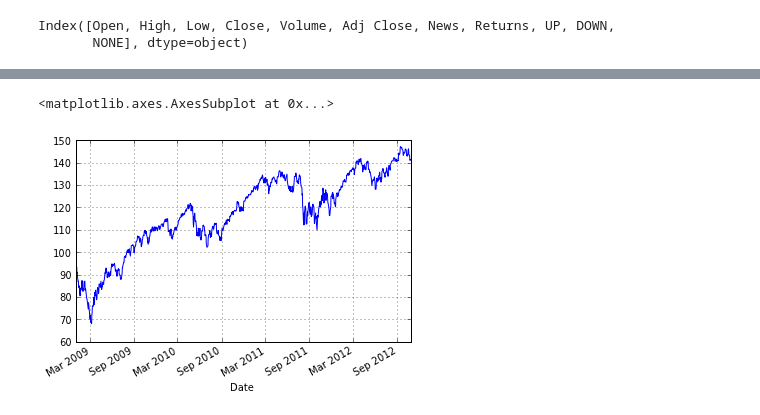
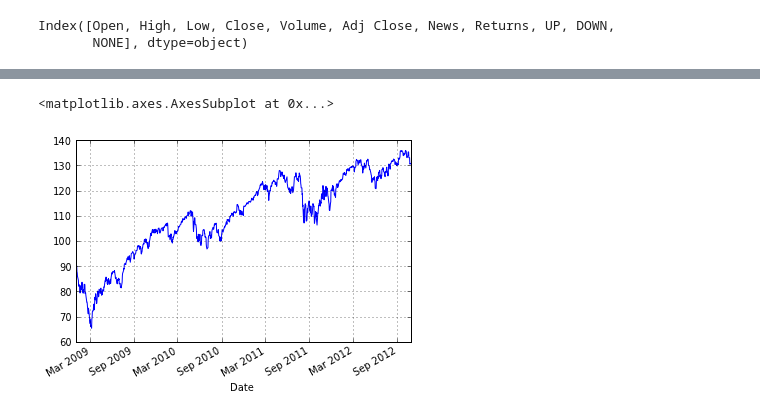
Before and after one commit to johnymontana/NewzTrader_AI_project, a Jupyter notebook: NewsCredScraper.ipynb, the cells around one changed output, grey strips where cells are left out. Drawn from its saved outputs; the diff is of its cells as text; code cells hidden in the pictures.

```diff
--- a/NewsCredScraper.ipynb
+++ b/NewsCredScraper.ipynb
@@ -415,7 +422,7 @@ from zipline.utils.factory import load_from_yahoo
 
 mystart = date(2009, 1, 1)
 myend = date(2012, 10, 30)
-spy = load_from_yahoo(stocks=['SPY'], start=mystart, end=myend)
+spy = load_from_yahoo(stocks=['DIA'], start=mystart, end=myend)
 
 
 
@@ -452,19 +459,20 @@ class NLPFinanceNews(TradingAlgorithm):
         #print  self.news.get(date(data[self.ticker].datetime.year, data[self.ticker].datetime.month, data[self.ticker].datetime.day), 'None') + " Classify: " + self.classifier.classify(self.bag_of_words(self.news.get(date(data[self.ticker].datetime.year, data[self.ticker].datetime.month, data[self.ticker].datetime.day), 'None')))
 
 
-        if up > (down+none+1) and self.netshares <=200:
+        if down > (up) and self.netshares >=-200:
+
+            self.order(self.ticker, -200)
+            self.invested = False
+            self.netshares -= 200
+            self.sell_orders.append(data[self.ticker].datetime)
+            print str(today) + " : Selling 200" + self.ticker + "shares."
+
+
+        elif up > (down) and self.netshares <= 200:
             self.order(self.ticker, 200)
             self.invested = True
             self.long=True
             self.netshares +=200
             self.buy_orders.append(data[self.ticker].datetime)
             print str(today)+ ": Buying 200" +  self.ticker + "shares."
-
-        elif down > (up+none+1) and self.netshares >= -200:
-
-            self.order(self.ticker, -200)
-            self.invested = False
-            self.netshares -= 200
-            self.sell_orders.append(data[self.ticker].datetime)
-            print str(today) + " : Selling 200" + self.ticker + "shares."
 # %% [output]
@@ -498,8 +505,8 @@ results = nlp.run(spy)
 # %%
-spy.SPY.plot()
+spy.DIA.plot()
 # %% [output]
 <matplotlib.axes.AxesSubplot at 0x...>
-[figure, old version]
+[figure, new version]
 # %%
 results.portfolio_value.plot()
 # %% [output]
```
Also changed, not shown: parts of 26 cells of this notebook, 30 other files.
